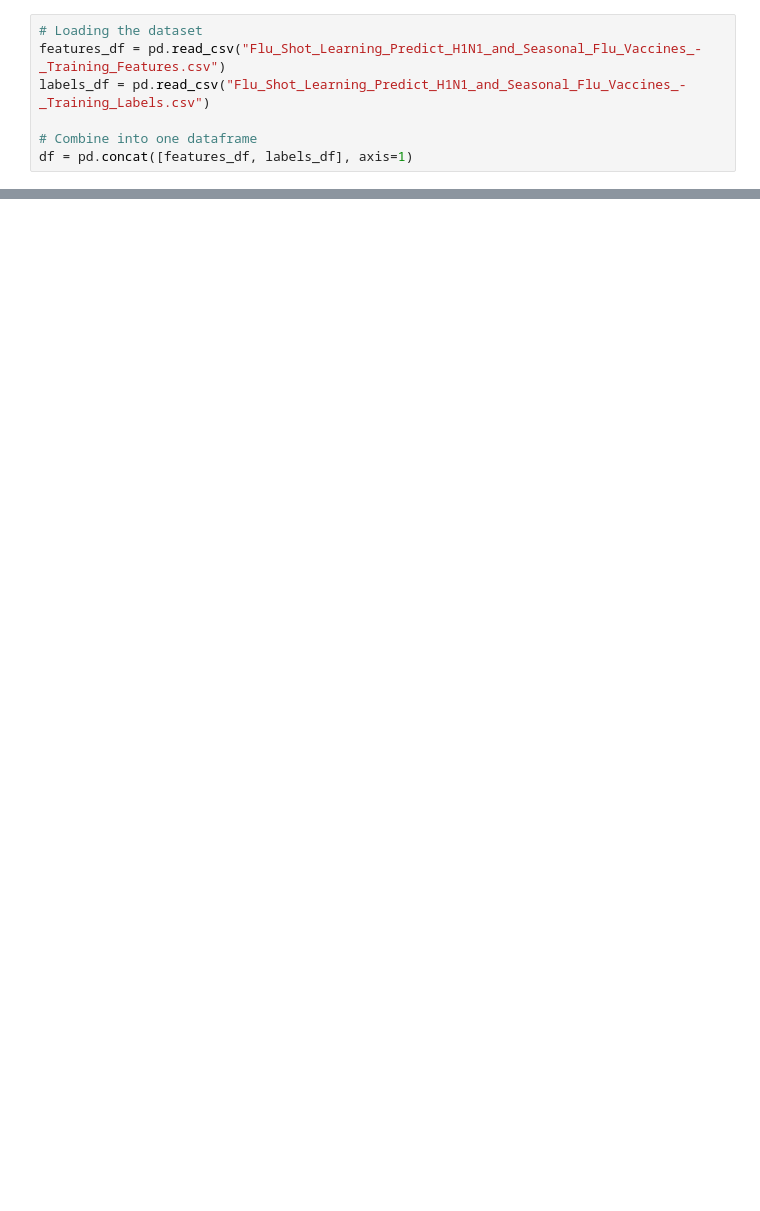
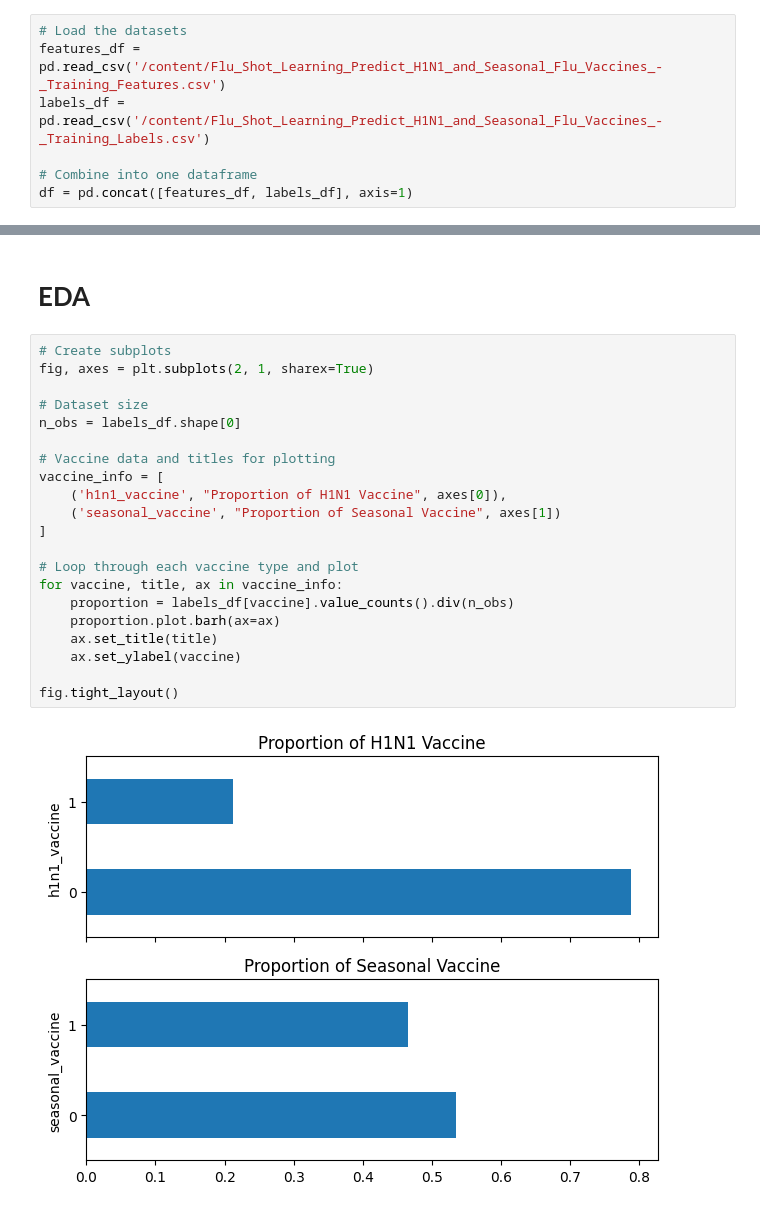
Before and after one commit to SaifAlthubaiti511/git-tutorial, a Jupyter notebook: fluShotLearning.ipynb, the cells around one changed output, grey strips where cells are left out. Cells and saved outputs as stored; diff of their text form; blank space fills up the shorter version.

Commit message:
Final EDA and Data Preprocessing

```diff
--- a/fluShotLearning.ipynb
+++ b/fluShotLearning.ipynb
@@ -7,7 +19,7 @@ import numpy as np
 # %%
-# Loading the dataset
-features_df = pd.read_csv("Flu_Shot_Learning_Predict_H1N1_and_Seasonal_Flu_Vaccines_-_Training_Features.csv")
-labels_df = pd.read_csv("Flu_Shot_Learning_Predict_H1N1_and_Seasonal_Flu_Vaccines_-_Training_Labels.csv")
+# Load the datasets
+features_df = pd.read_csv('/content/Flu_Shot_Learning_Predict_H1N1_and_Seasonal_Flu_Vaccines_-_Training_Features.csv')
+labels_df = pd.read_csv('/content/Flu_Shot_Learning_Predict_H1N1_and_Seasonal_Flu_Vaccines_-_Training_Labels.csv')
 
 # Combine into one dataframe
 df = pd.concat([features_df, labels_df], axis=1)
@@ -43,0 +76,25 @@ dtype: object
+# %% [markdown]
+# **EDA**
+# %%
+# Create subplots
+fig, axes = plt.subplots(2, 1, sharex=True)
+
+# Dataset size
+n_obs = labels_df.shape[0]
+
+# Vaccine data and titles for plotting
+vaccine_info = [
+    ('h1n1_vaccine', "Proportion of H1N1 Vaccine", axes[0]),
+    ('seasonal_vaccine', "Proportion of Seasonal Vaccine", axes[1])
+]
+
+# Loop through each vaccine type and plot
+for vaccine, title, ax in vaccine_info:
+    proportion = labels_df[vaccine].value_counts().div(n_obs)
+    proportion.plot.barh(ax=ax)
+    ax.set_title(title)
+    ax.set_ylabel(vaccine)
+
+fig.tight_layout()
+# %% [output]
+[figure, added]
```
Also changed, not shown: parts of 34 cells of this notebook.
